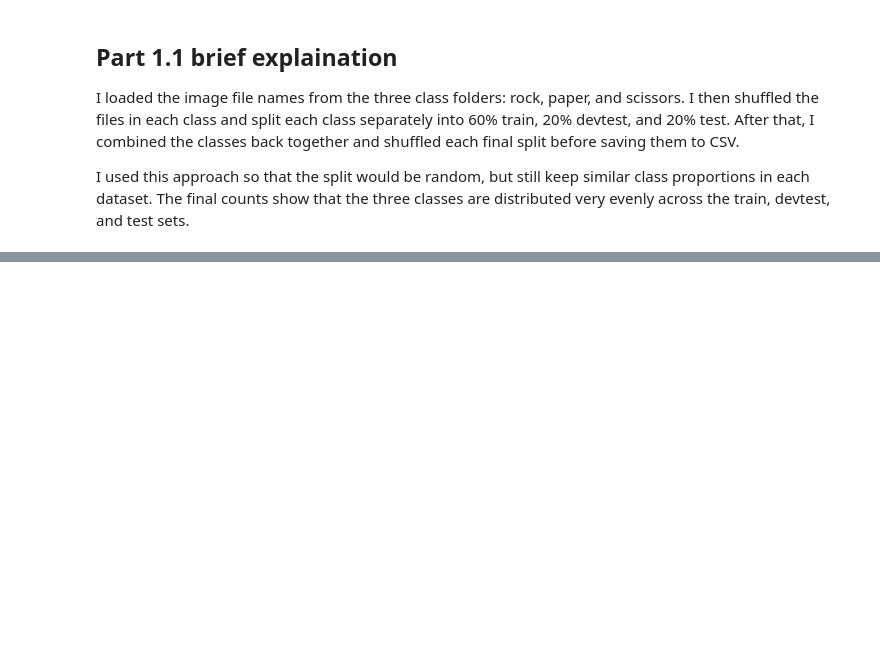
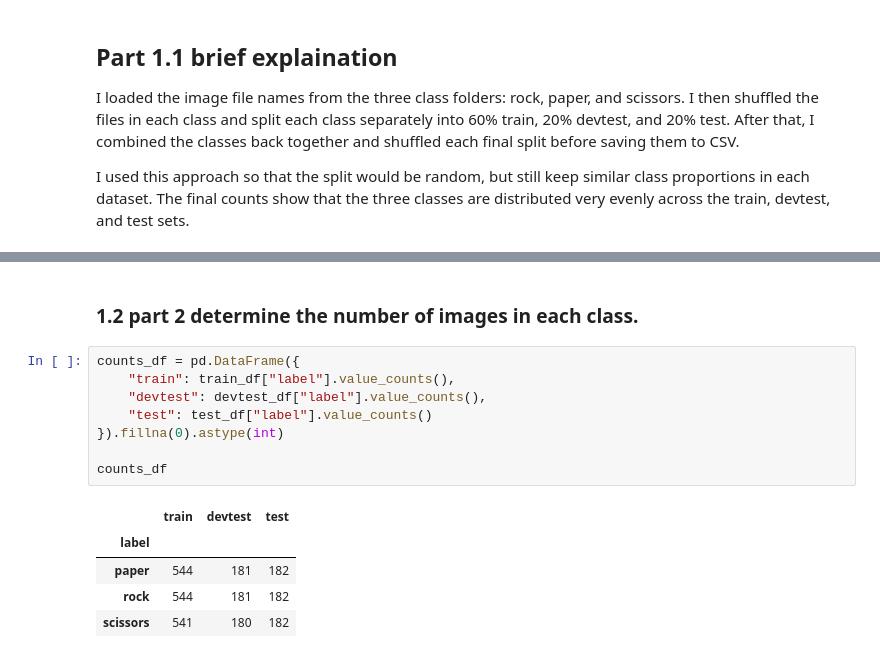
Before and after one commit to Rassoh/AI_RPS_project, a Jupyter notebook: notebook.ipynb, the cells around one changed output, grey strips where cells are left out. Drawn from its saved outputs; the diff is of its cells as text; blank space fills up the shorter version.

```diff
--- a/notebook.ipynb
+++ b/notebook.ipynb
@@ -106,0 +166,16 @@ I used this approach so that the split would be random, but still keep similar c
+# %% [markdown]
+### 1.2 part 2 determine the number of images in each class.
+# %%
+counts_df = pd.DataFrame({
+    "train": train_df["label"].value_counts(),
+    "devtest": devtest_df["label"].value_counts(),
+    "test": test_df["label"].value_counts()
+}).fillna(0).astype(int)
+
+counts_df
+# %% [output]
+|  | train | devtest | test |
+| label |  |  |  |
+| paper | 544 | 181 | 182 |
+| rock | 544 | 181 | 182 |
+| scissors | 541 | 180 | 182 |
```
Also changed, not shown: parts of 10 cells of this notebook, 1 other file.
